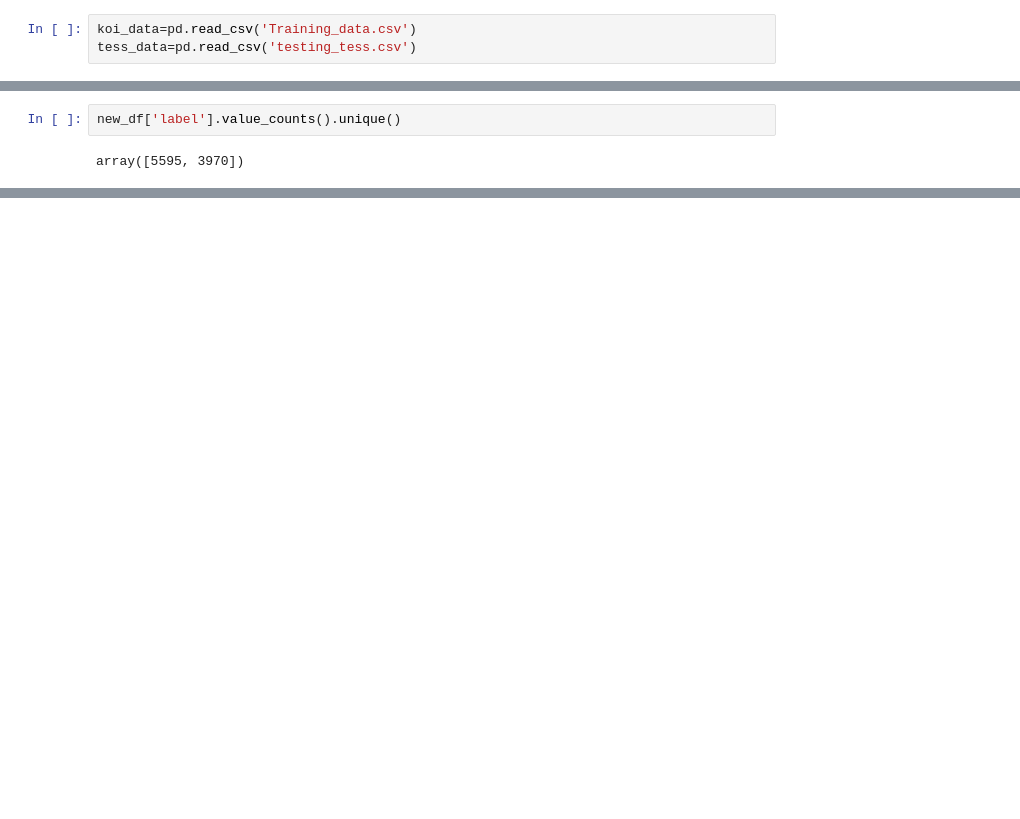
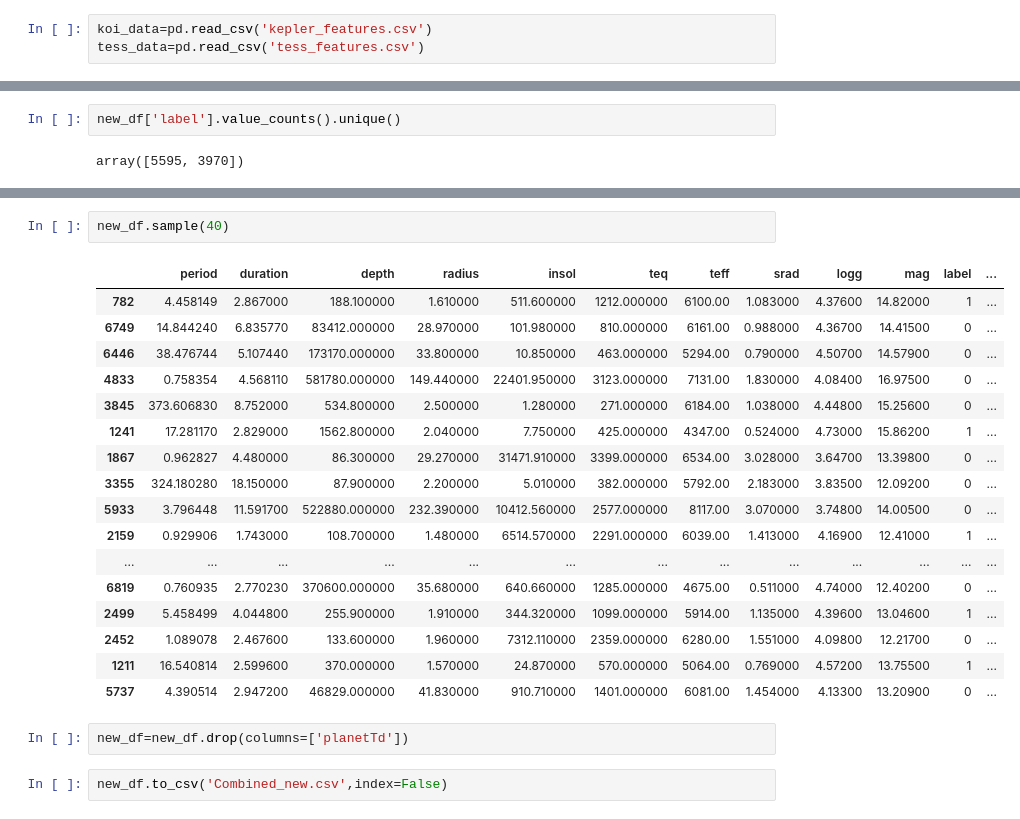
Before and after one commit to khanalasmit/NASA_SPACE-APPS, a Jupyter notebook: data_combining.ipynb, the cells around one changed output, grey strips where cells are left out. Drawn from its saved outputs; the diff is of its cells as text; blank space fills up the shorter version.

```diff
--- a/data_combining.ipynb
+++ b/data_combining.ipynb
@@ -3,8 +3,8 @@ import pandas as pd
 import numpy as np
 import seaborn as sns
 # %%
-koi_data=pd.read_csv('Training_data.csv')
-tess_data=pd.read_csv('testing_tess.csv')
+koi_data=pd.read_csv('kepler_features.csv')
+tess_data=pd.read_csv('tess_features.csv')
 # %%
 koi_data.info()
 # %% [output]
@@ -36,0 +66,24 @@ array([5595, 3970])
+# %%
+new_df.sample(40)
+# %% [output]
+|  | period | duration | depth | radius | insol | teq | teff | srad | logg | mag | label | ... |
+| 782 | 4.458149 | 2.867000 | 188.100000 | 1.610000 | 511.600000 | 1212.000000 | 6100.00 | 1.083000 | 4.37600 | 14.82000 | 1 | ... |
+| 6749 | 14.844240 | 6.835770 | 83412.000000 | 28.970000 | 101.980000 | 810.000000 | 6161.00 | 0.988000 | 4.36700 | 14.41500 | 0 | ... |
+| 6446 | 38.476744 | 5.107440 | 173170.000000 | 33.800000 | 10.850000 | 463.000000 | 5294.00 | 0.790000 | 4.50700 | 14.57900 | 0 | ... |
+| 4833 | 0.758354 | 4.568110 | 581780.000000 | 149.440000 | 22401.950000 | 3123.000000 | 7131.00 | 1.830000 | 4.08400 | 16.97500 | 0 | ... |
+| 3845 | 373.606830 | 8.752000 | 534.800000 | 2.500000 | 1.280000 | 271.000000 | 6184.00 | 1.038000 | 4.44800 | 15.25600 | 0 | ... |
+| 1241 | 17.281170 | 2.829000 | 1562.800000 | 2.040000 | 7.750000 | 425.000000 | 4347.00 | 0.524000 | 4.73000 | 15.86200 | 1 | ... |
+| 1867 | 0.962827 | 4.480000 | 86.300000 | 29.270000 | 31471.910000 | 3399.000000 | 6534.00 | 3.028000 | 3.64700 | 13.39800 | 0 | ... |
+| 3355 | 324.180280 | 18.150000 | 87.900000 | 2.200000 | 5.010000 | 382.000000 | 5792.00 | 2.183000 | 3.83500 | 12.09200 | 0 | ... |
+| 5933 | 3.796448 | 11.591700 | 522880.000000 | 232.390000 | 10412.560000 | 2577.000000 | 8117.00 | 3.070000 | 3.74800 | 14.00500 | 0 | ... |
+| 2159 | 0.929906 | 1.743000 | 108.700000 | 1.480000 | 6514.570000 | 2291.000000 | 6039.00 | 1.413000 | 4.16900 | 12.41000 | 1 | ... |
+| ... | ... | ... | ... | ... | ... | ... | ... | ... | ... | ... | ... | ... |
+| 6819 | 0.760935 | 2.770230 | 370600.000000 | 35.680000 | 640.660000 | 1285.000000 | 4675.00 | 0.511000 | 4.74000 | 12.40200 | 0 | ... |
+| 2499 | 5.458499 | 4.044800 | 255.900000 | 1.910000 | 344.320000 | 1099.000000 | 5914.00 | 1.135000 | 4.39600 | 13.04600 | 1 | ... |
+| 2452 | 1.089078 | 2.467600 | 133.600000 | 1.960000 | 7312.110000 | 2359.000000 | 6280.00 | 1.551000 | 4.09800 | 12.21700 | 0 | ... |
+| 1211 | 16.540814 | 2.599600 | 370.000000 | 1.570000 | 24.870000 | 570.000000 | 5064.00 | 0.769000 | 4.57200 | 13.75500 | 1 | ... |
+| 5737 | 4.390514 | 2.947200 | 46829.000000 | 41.830000 | 910.710000 | 1401.000000 | 6081.00 | 1.454000 | 4.13300 | 13.20900 | 0 | ... |
+# %%
+new_df=new_df.drop(columns=['planetTd'])
+# %%
+new_df.to_csv('Combined_new.csv',index=False)
```
Also changed, not shown: parts of 4 cells of this notebook, 5 other files.
